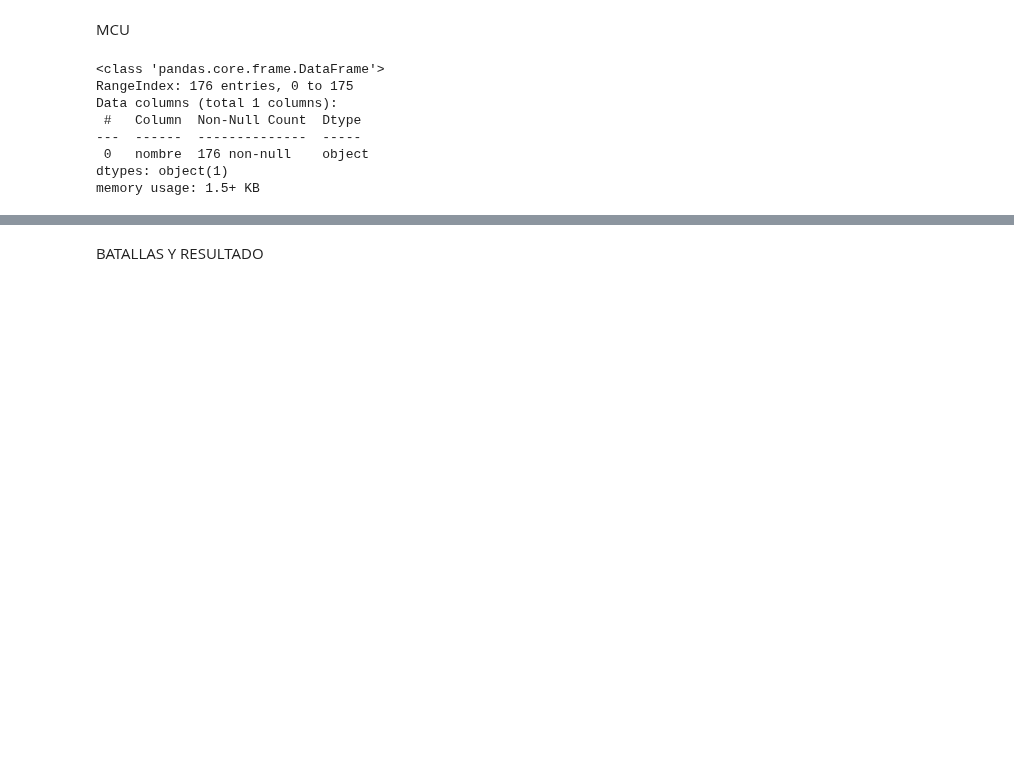
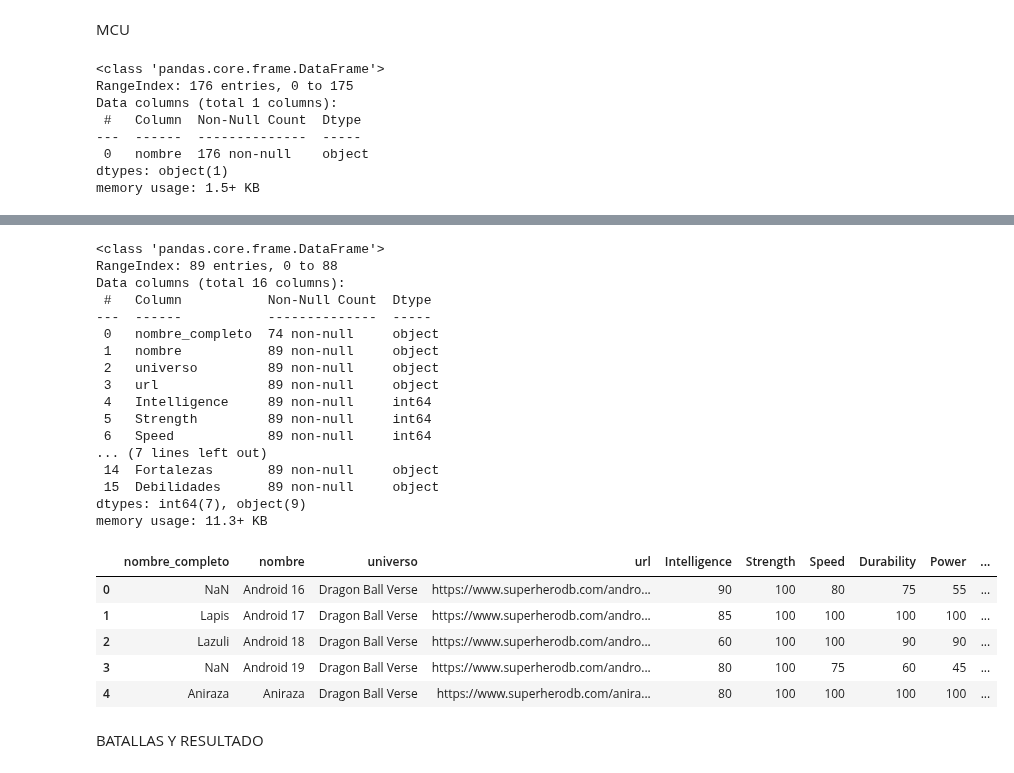
Before and after one commit to Lokhy87/Proyecto-Machine-Learning, a Jupyter notebook: dataset.ipynb, the cells around one changed output, grey strips where cells are left out. Saved outputs shown, nothing was run; the diff lists cells and outputs as text; code cells hidden in the pictures; blank space fills up the shorter version.

```diff
--- a/dataset.ipynb
+++ b/dataset.ipynb
@@ -1336,0 +1453,4 @@ memory usage: 22.1+ KB
+# %%
+# Dragon ball verse
+
+db_verse_df = pd.read_csv('./data/Dragon_ball_verse.csv')
@@ -1337,3 +1843,43 @@ memory usage: 22.1+ KB
+# %%
+# Asignar fortalezas y debilidades
+def assign_strenghs_weaknesses_DB_verse(row):
+    hero_name = row['nombre']
+    if hero_name in strengths_weaknesses_DBverse:
+        return pd.Series([
+            strengths_weaknesses_DBverse[hero_name]['Fortalezas'],
+            strengths_weaknesses_DBverse[hero_name]['Debilidades']
+        ])
+    else:
+        return pd.Series([['Desconocido'], ['Desconocido']])
+# %%
+db_verse_df[['Fortalezas', 'Debilidades']] = db_verse_df.apply(assign_strenghs_weaknesses_DB_verse, axis = 1)
+# %%
+db_verse_df.info()
+db_verse_df.head()
+# %% [output]
+<class 'pandas.core.frame.DataFrame'>
+RangeIndex: 89 entries, 0 to 88
+Data columns (total 16 columns):
+ #   Column           Non-Null Count  Dtype
+---  ------           --------------  -----
+ 0   nombre_completo  74 non-null     object
+ 1   nombre           89 non-null     object
+ 2   universo         89 non-null     object
+ 3   url              89 non-null     object
+ 4   Intelligence     89 non-null     int64
+ 5   Strength         89 non-null     int64
+ 6   Speed            89 non-null     int64
+... (7 lines left out)
+ 14  Fortalezas       89 non-null     object
+ 15  Debilidades      89 non-null     object
+dtypes: int64(7), object(9)
+memory usage: 11.3+ KB
+|  | nombre_completo | nombre | universo | url | Intelligence | Strength | Speed | Durability | Power | ... |
+| 0 | NaN | Android 16 | Dragon Ball Verse | https://www.superherodb.com/andro... | 90 | 100 | 80 | 75 | 55 | ... |
+| 1 | Lapis | Android 17 | Dragon Ball Verse | https://www.superherodb.com/andro... | 85 | 100 | 100 | 100 | 100 | ... |
+| 2 | Lazuli | Android 18 | Dragon Ball Verse | https://www.superherodb.com/andro... | 60 | 100 | 100 | 90 | 90 | ... |
+| 3 | NaN | Android 19 | Dragon Ball Verse | https://www.superherodb.com/andro... | 80 | 100 | 75 | 60 | 45 | ... |
+| 4 | Aniraza | Aniraza | Dragon Ball Verse | https://www.superherodb.com/anira... | 80 | 100 | 100 | 100 | 100 | ... |
 # %%
 # Extraer nombres de los héroes
 heroes = df_DC['heroe'].tolist()
```
Also changed, not shown: parts of 11 cells of this notebook, 1 other file.
